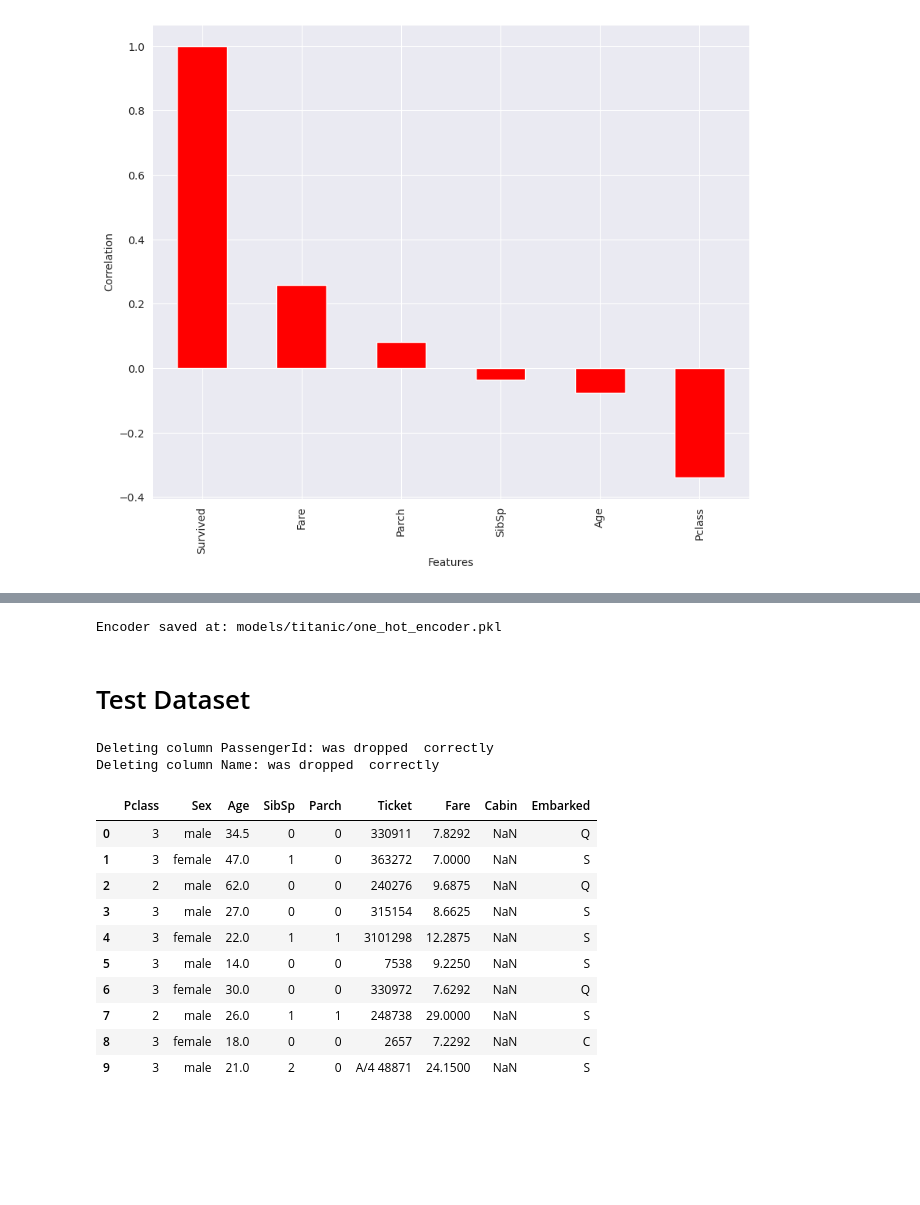
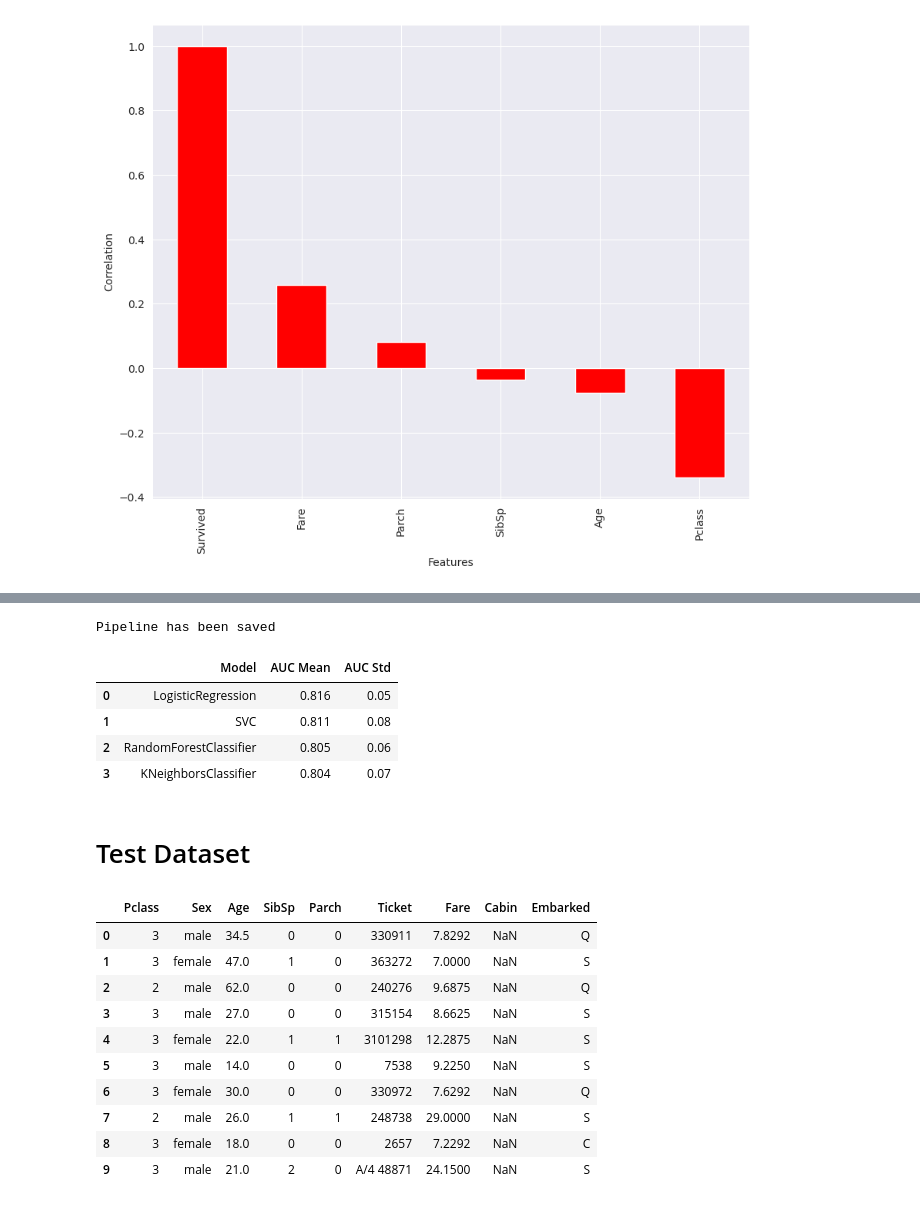
Before and after one commit to Caetanoog18/Titanic, a Jupyter notebook: titanic.ipynb, the cells around one changed output, grey strips where cells are left out. Cells and saved outputs as stored; diff of their text form; code cells hidden in the pictures; blank space fills up the shorter version.

Commit message:
Evaluating different models

```diff
--- a/titanic.ipynb
+++ b/titanic.ipynb
@@ -16,6 +24,7 @@ from sklearn.model_selection import train_test_split
 # %%
 TITANIC_ROOT = os.path.join("datasets", "databases")
 MODELS_ROOT = os.path.join("models", "titanic")
+PIPELINE_ROOT = os.path.join("models", "pipeline")
 os.makedirs(TITANIC_ROOT, exist_ok=True)
 os.makedirs(MODELS_ROOT, exist_ok=True)
 os.makedirs("graphs", exist_ok=True)
@@ -53,11 +62,6 @@ class Preprocessing(ABC):
         self.train.drop(columns=["PassengerId", "Name"], inplace=True)
         self.test.drop(columns=["PassengerId", "Name"], inplace=True)
 
-        # Verifying if the PassengerId and Name columns from train and test datasets was dropped correctly
-        columns_to_check = ["PassengerId", "Name"]
-        for col in columns_to_check:
-            status = "was dropped  correctly" if col not in self.train.columns or col not in self.test.columns else "was not dropped"
-            print(f"Deleting column {col}: {status}")
 
     @abstractmethod
     def inconsistent_data(self):
@@ -286,7 +348,16 @@ preprocessing.splitting_data()
+# %%
+preprocessing.pipelines_transformation()
+# %% [output]
+Pipeline has been saved
 # %%
-preprocessing.one_hot_encoder()
+train_model = TrainRFC()
+train_model.evaluate_models()
 # %% [output]
-Encoder saved at: models/titanic/one_hot_encoder.pkl
+|  | Model | AUC Mean | AUC Std |
+| 0 | LogisticRegression | 0.816 | 0.05 |
+| 1 | SVC | 0.811 | 0.08 |
+| 2 | RandomForestClassifier | 0.805 | 0.06 |
+| 3 | KNeighborsClassifier | 0.804 | 0.07 |
 # %% [markdown]
 # Test Dataset
 # %%
@@ -316,8 +387,6 @@ class TestPreprocessing(Preprocessing):
 test_preprocessing = TestPreprocessing()
 test_preprocessing.test.head(10)
 # %% [output]
-Deleting column PassengerId: was dropped  correctly
-Deleting column Name: was dropped  correctly
 |  | Pclass | Sex | Age | SibSp | Parch | Ticket | Fare | Cabin | Embarked |
 | 0 | 3 | male | 34.5 | 0 | 0 | 330911 | 7.8292 | NaN | Q |
 | 1 | 3 | female | 47.0 | 1 | 0 | 363272 | 7.0000 | NaN | S |
```
Also changed, not shown: parts of 10 cells of this notebook.
